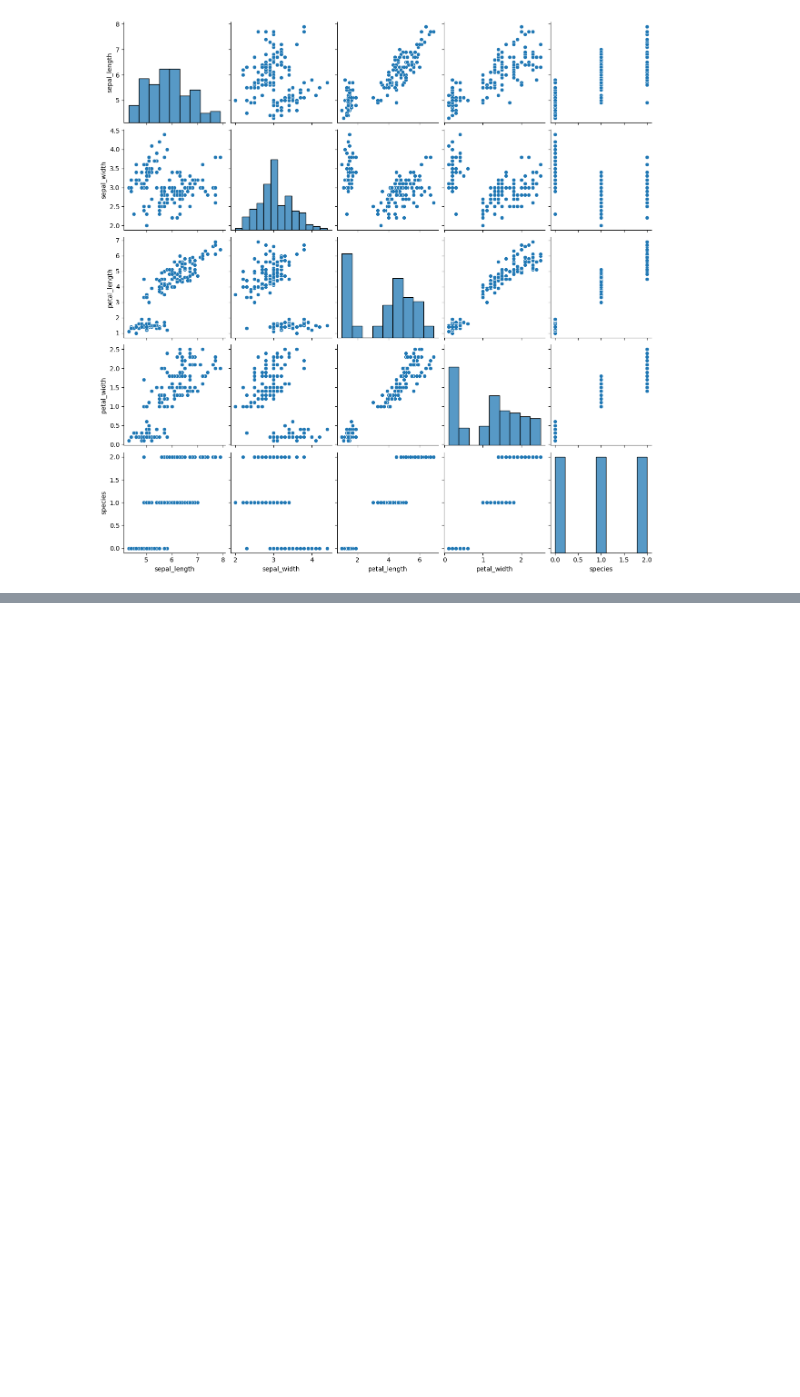
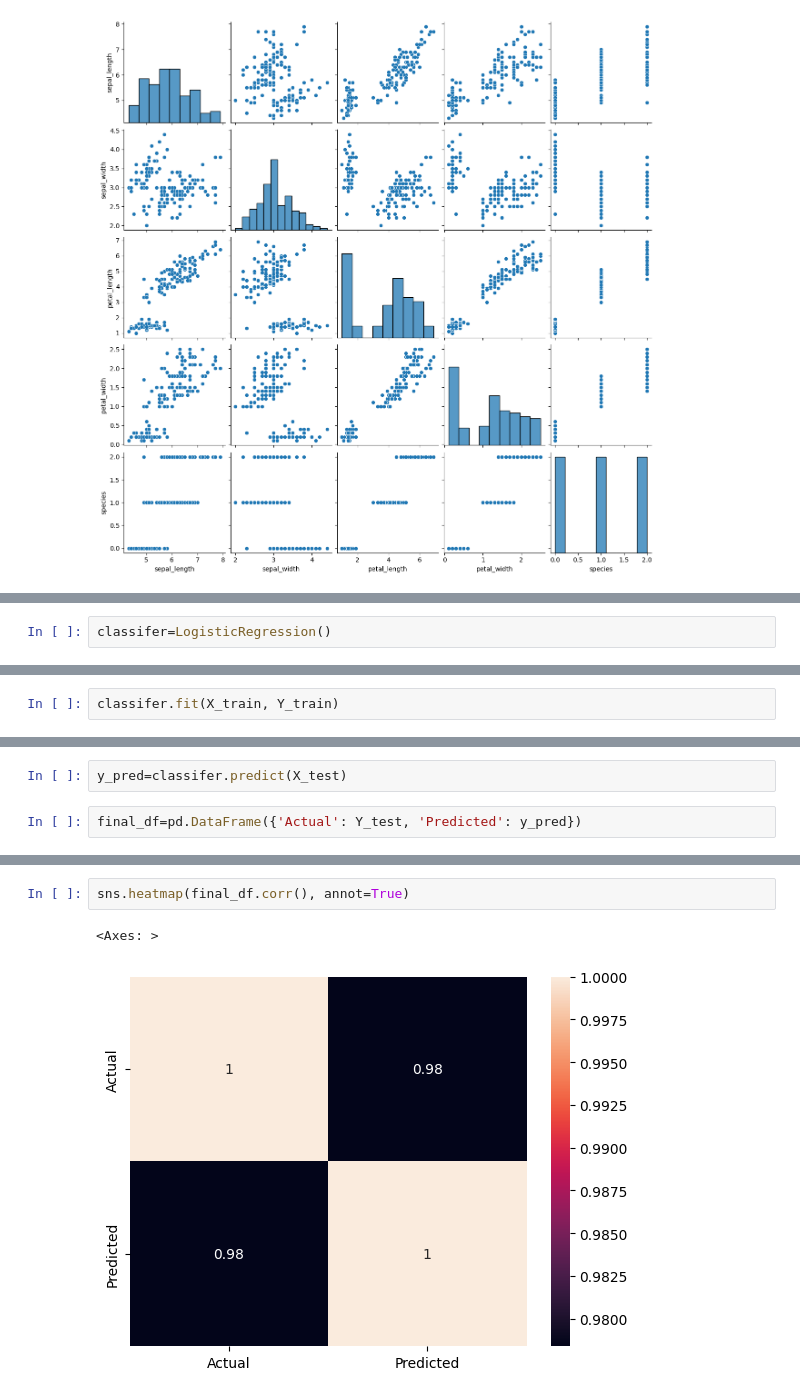
Before and after one commit to sujataprasad01/ML-Logistic-Regression-iris-dataset, a Jupyter notebook: Logistic_Regression.ipynb, the cells around one changed output, grey strips where cells are left out. Saved outputs shown, nothing was run; the diff lists cells and outputs as text; blank space fills up the shorter version.

```diff
--- a/Logistic_Regression.ipynb
+++ b/Logistic_Regression.ipynb
@@ -121,0 +164,2 @@ sns.pairplot(df)
+# %%
+classifer=LogisticRegression()
@@ -121,0 +168,2 @@ sns.pairplot(df)
+# %%
+classifer.fit(X_train, Y_train)
@@ -121,0 +174,4 @@ sns.pairplot(df)
+# %%
+y_pred=classifer.predict(X_test)
+# %%
+final_df=pd.DataFrame({'Actual': Y_test, 'Predicted': y_pred})
@@ -121,0 +198,5 @@ sns.pairplot(df)
+# %%
+sns.heatmap(final_df.corr(), annot=True)
+# %% [output]
+<Axes: >
+[figure, added]
```
Also changed, not shown: parts of 19 cells of this notebook.
